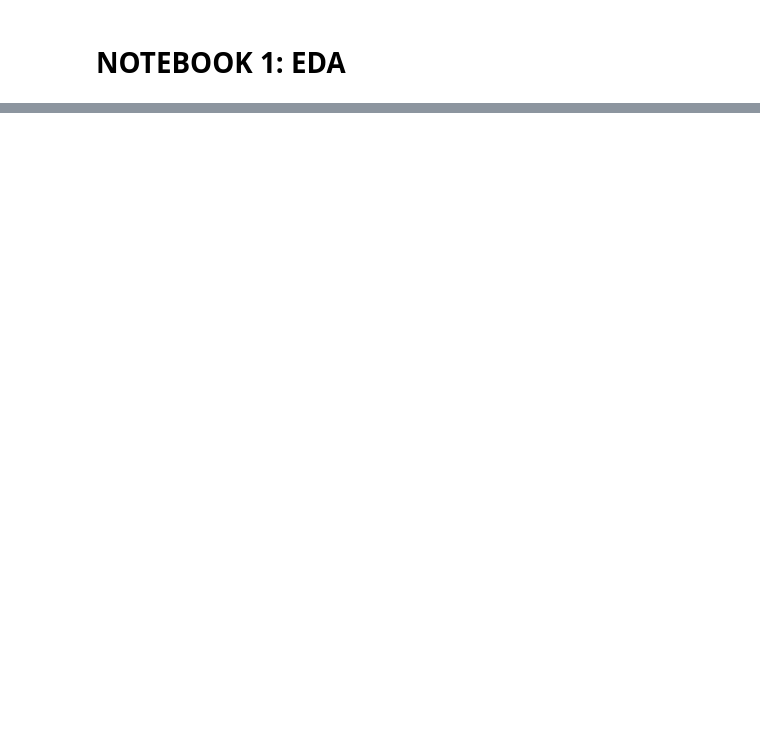
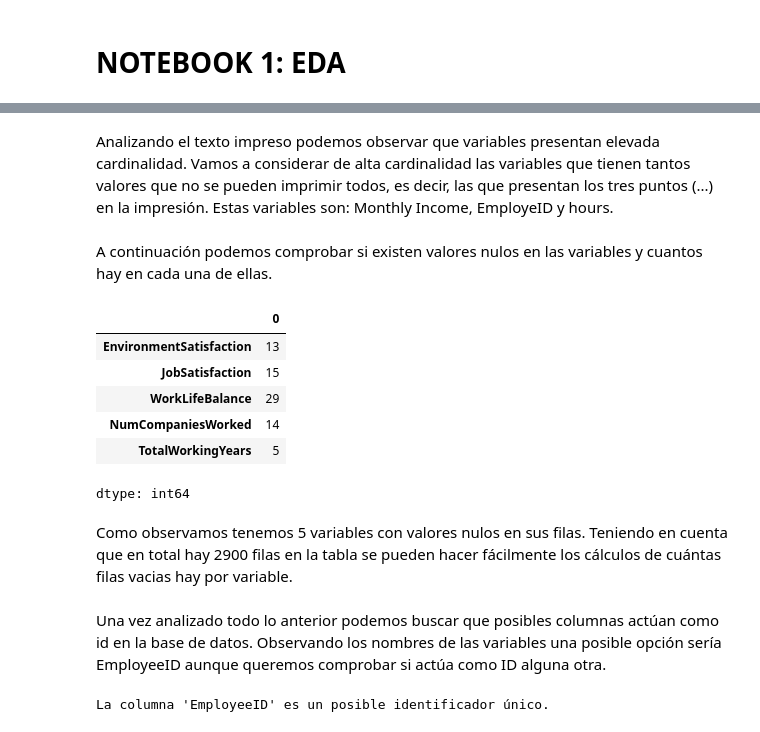
Before and after one commit to 100495802/G11.AA-495802-495702, a Jupyter notebook: P1AA.ipynb, the cells around one changed output, grey strips where cells are left out. Drawn from its saved outputs; the diff is of its cells as text; code cells hidden in the pictures; blank space fills up the shorter version.

```diff
--- a/P1AA.ipynb
+++ b/P1AA.ipynb
@@ -32,0 +117,25 @@ Warning: Total number of columns (31) exceeds max_columns (20) limiting to first
+# %% [markdown]
+Analizando el texto impreso podemos observar que variables presentan elevada cardinalidad. Vamos a considerar de alta cardinalidad las variables que tienen tantos valores que no se pueden imprimir todos, es decir, las que presentan los tres puntos (...) en la impresión. Estas variables son: Monthly Income, EmployeID y hours.
+# %% [markdown]
+A continuación podemos comprobar si existen valores nulos en las variables y cuantos hay en cada una de ellas.
+# %%
+nulos = datos.isnull().sum()
+nulos[nulos > 0]
+# %% [output]
+|  | 0 |
+| EnvironmentSatisfaction | 13 |
+| JobSatisfaction | 15 |
+| WorkLifeBalance | 29 |
+| NumCompaniesWorked | 14 |
+| TotalWorkingYears | 5 |
+dtype: int64
+# %% [markdown]
+Como observamos tenemos 5 variables con valores nulos en sus filas. Teniendo en cuenta que en total hay 2900 filas en la tabla se pueden hacer fácilmente los cálculos de cuántas filas vacias hay por variable.
+# %% [markdown]
+Una vez analizado todo lo anterior podemos buscar que posibles columnas actúan como id en la base de datos. Observando los nombres de las variables una posible opción sería EmployeeID aunque queremos comprobar si actúa como ID alguna otra.
+# %%
+for columna in datos.columns:
+    if datos[columna].nunique() == len(datos):
+        print(f"La columna '{columna}' es un posible identificador único.")
+# %% [output]
+La columna 'EmployeeID' es un posible identificador único.
```
Also changed, not shown: parts of 14 cells of this notebook.
